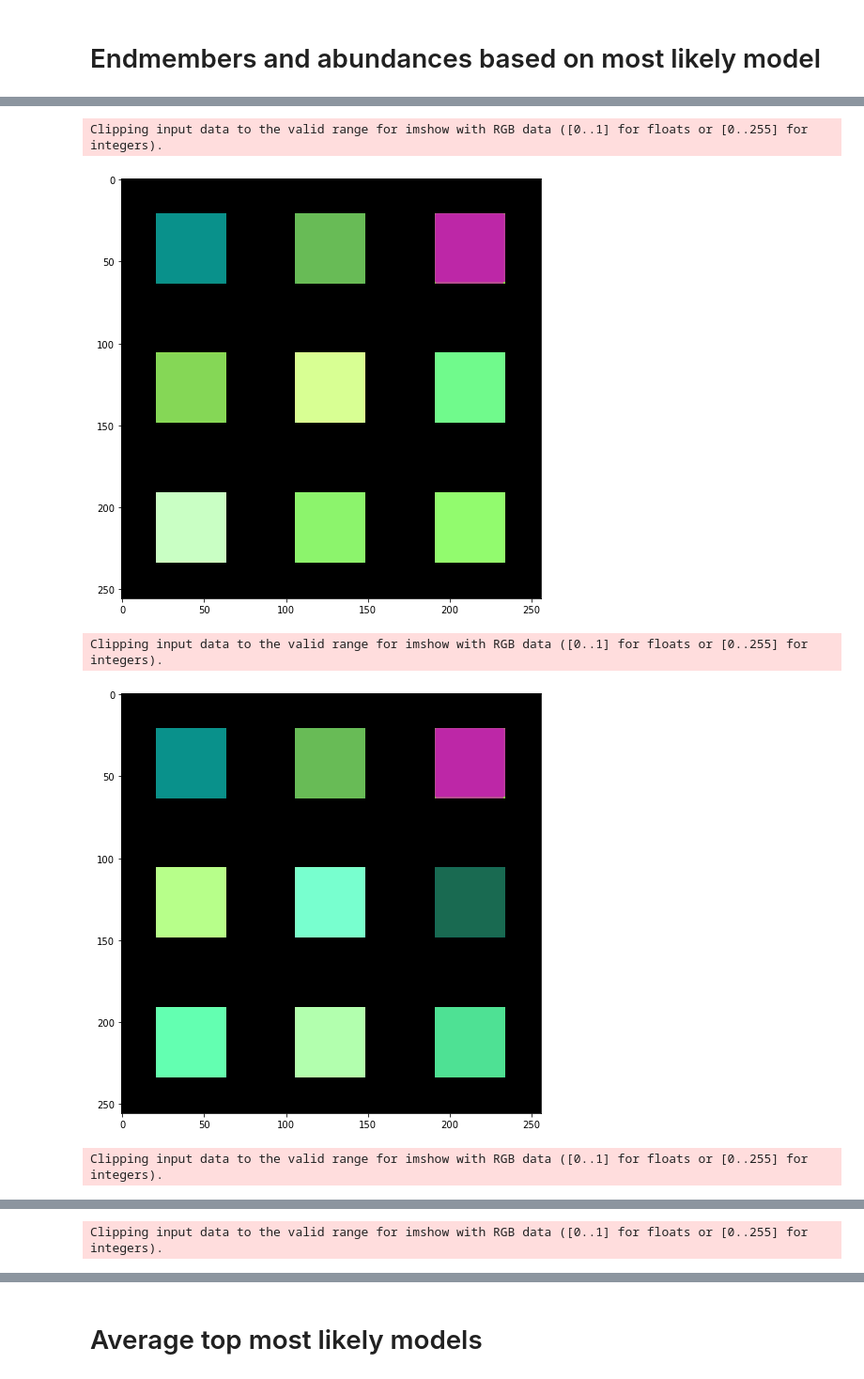
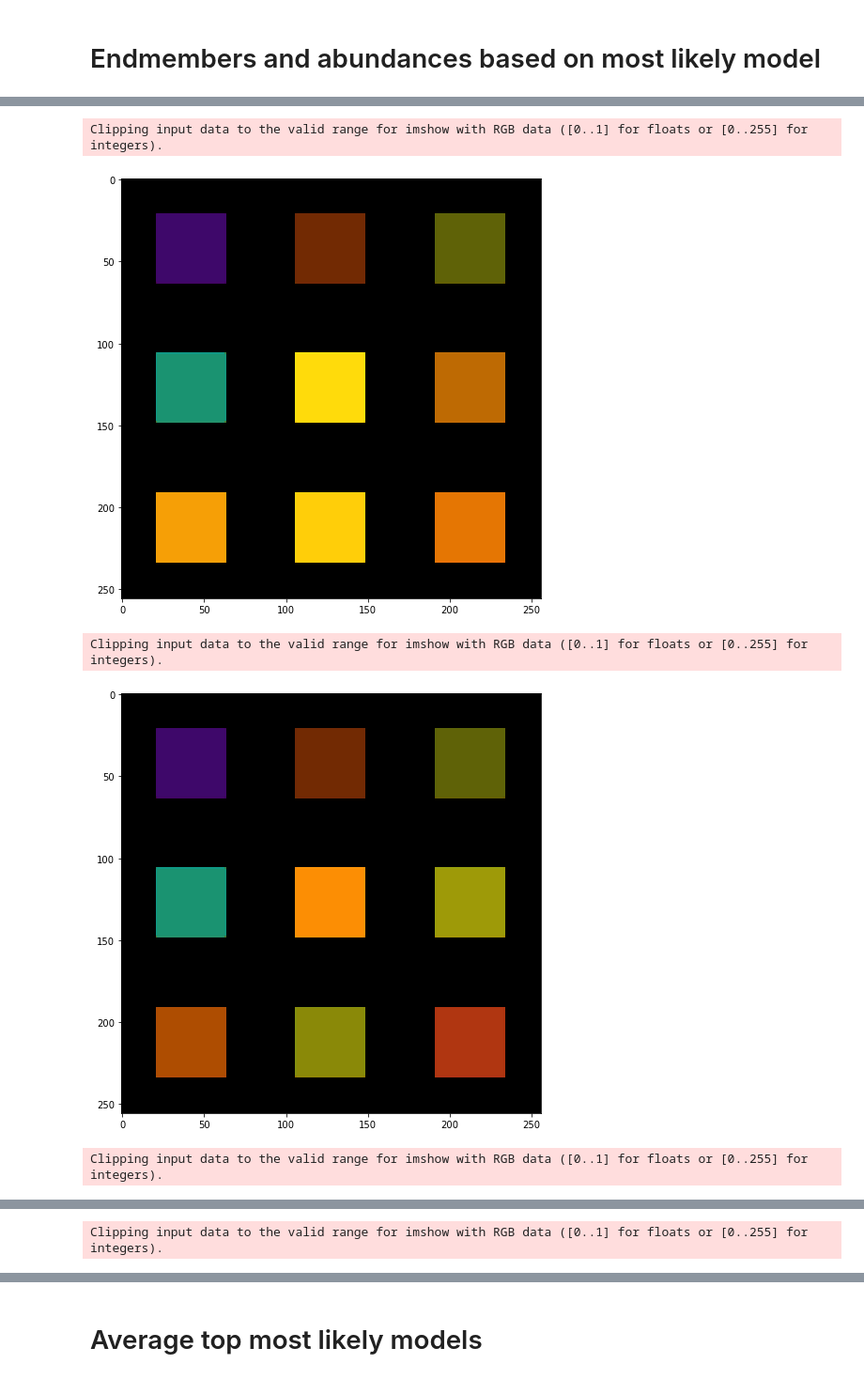
Before and after one commit to arya1080/spectral_autoencoder, a Jupyter notebook: spectral_autoencoder.ipynb, the cells around one changed output, grey strips where cells are left out. Shown at 94% size. Drawn from its saved outputs; the diff is of its cells as text; code cells hidden in the pictures.

Commit message:
updated code that displays ensembling results to use new color schemes

```diff
--- a/spectral_autoencoder.ipynb
+++ b/spectral_autoencoder.ipynb
@@ -138,7 +142,7 @@ def sort_tuple(data):
 # Synthetic test cases
 # %%
 # generate synthetic endmembers
-nstacks = 20
+nstacks = 100
 t=np.array([-2,0,0.2,0.4,1,2,4,6,14])[None,:]
 tau=np.array([1,2,3,4])[:,None]
 nch = 9
@@ -569,7 +573,7 @@ def train_model(model, n_epochs, img_stack, lr):
             #loss = loss_recon * loss_zcorr
             #loss = loss_recon + 0.01 * loss_zcorr
             #loss = spectral_weighted_l1
-            loss = spectral_weighted_l1+0.0001*loss_zcorr
+            loss = spectral_weighted_l1+0.001*loss_zcorr
             #loss = spectral_weighted_l1 + 0.0001 * loss_hoyer
             #loss = spectral_weighted_l1 + 0.1*loss_z_l0
             #loss = loss_recon
@@ -598,12 +602,12 @@ def train_model(model, n_epochs, img_stack, lr):
         # rearrange channels so red has max variance, blue the least
         model.indices = channelmsq.argsort(descending=True)
 
-        #if epoch%200 == 0:
+        if epoch%200 == 0:
         #if (epoch > 100) and (train_loss == np.min(total_loss)):
-        img1 = 0
-        img2 = 0
-        #    img1, img2 = visualSummary(model,total_loss, model.indices)
-        #    print('recon loss: ', loss_recon_avg.item(), ', zcorr loss: ', loss_zcorr_avg.item())
+        #img1 = 0
+        #img2 = 0
+            img1, img2 = visualSummary(model,total_loss, model.indices)
+            print('recon loss: ', loss_recon_avg.item(), ', zcorr loss: ', loss_zcorr_avg.item())
 
     return total_loss[-1], img1, img2, loss_recon_avg, loss_zcorr_avg
 # %% [markdown]
@@ -612,9 +616,9 @@ def train_model(model, n_epochs, img_stack, lr):
 loss_arr = []
 
 # number of times the experiment is repeated
-n_runs = 500
+n_runs = 10
 n_epochs = 200
-learning_rate = 1e-2
+learning_rate = 2e-3
 nch_bottleneck = 4
 
 loss_recon_arr = np.zeros(n_runs)
@@ -855,18 +828,7 @@ def generate_z_image_onemodel(ind, model):
     out = torch.permute(out, (1,2,0))
     img = out.detach().cpu().numpy()
 
-    ny,nx,nch = img.shape
-    img_recolor = np.zeros((ny,nx,3))
-    img_recolor[:,:,0] += img[:,:,0]
-    img_recolor[:,:,1] += img[:,:,0]
-    img_recolor[:,:,1] += img[:,:,1]
-    img_recolor[:,:,2] += img[:,:,1]
-    if nch_bottleneck > 2:
-        img_recolor[:,:,2] += img[:,:,2]
-        img_recolor[:,:,0] += img[:,:,2]
-    if nch_bottleneck > 3:
-        img_recolor[:,:,0] += img[:,:,3]
-    #img_recolor[:,:,1] += img[:,:,4]
+    img_recolor = abundancemapToRGB( img )
     return img_recolor
 
 def generate_w_onemodel(model):
@@ -886,20 +848,7 @@ tau=np.array([-2,0,0.2,0.4,1,2,4,6,14])
 w = generate_w_onemodel(models[ind_ml])
 
 ax=plt.axes()
-ax.set_facecolor('black')
-plt.plot(tau,w[:,0],color='yellow')
-plt.plot(tau,w[:,1],color='cyan')
-if nch_bottleneck > 2:
-    plt.plot(tau,w[:,2],color='magenta')
-if nch_bottleneck > 3:
-    plt.plot(tau,w[:,3],color='red')
-    #
-#for i in range(len(models)):
-#    plt.plot(tau,w[i,:,0],color='yellow',alpha=alph)
-#    plt.plot(tau,w[i,:,1],color='cyan',alpha=alph)
-#    plt.plot(tau,w[i,:,2],color='magenta',alpha=alph)
-    #plt.plot(tau,w[i,:,3],color='red',alpha=alph)
-    #plt.plot(tau,w[i,:,4],color='green',alpha=2*alph)
+plotEndmembers(tau,w,ax)
 ax.set_xlim([-2,14])
 ax.set_ylim([-0.05,0.6])
 plt.show()
@@ -927,5 +876,5 @@ AIC:  -30.2162780752153
 Clipping input data to the valid range for imshow with RGB data ([0..1] for floats or [0..255] for integers).
-[figure, old version]
+[figure, new version]
 Clipping input data to the valid range for imshow with RGB data ([0..1] for floats or [0..255] for integers).
-[figure, old version]
+[figure, new version]
 Clipping input data to the valid range for imshow with RGB data ([0..1] for floats or [0..255] for integers).
```
Also changed, not shown: parts of 9 cells of this notebook.
